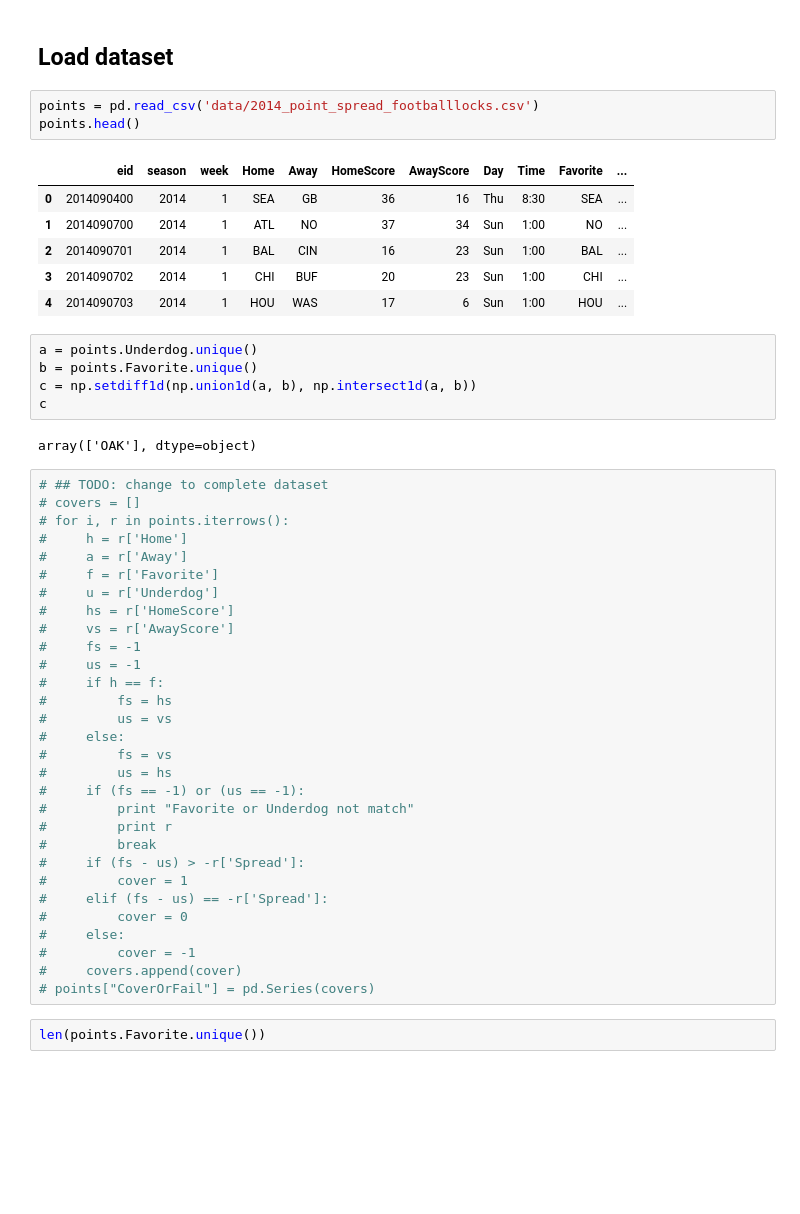
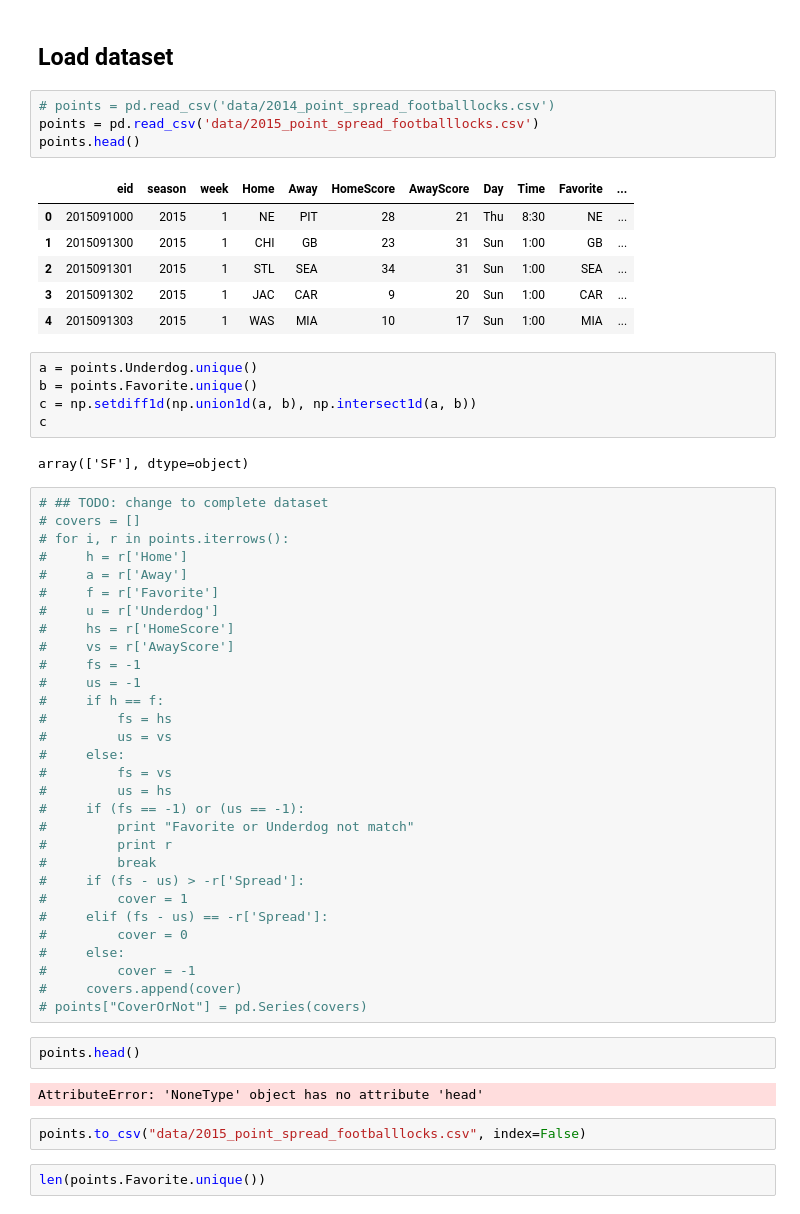
Before and after one commit to tyagi-iiitv/NFLLive, a Jupyter notebook: ParseRawData.ipynb, the cells around one changed output. Drawn from its saved outputs; the diff is of its cells as text; blank space fills up the shorter version.

```diff
--- a/ParseRawData.ipynb
+++ b/ParseRawData.ipynb
@@ -13,22 +13,23 @@ import sklearn.linear_model as lm
 # %% [markdown]
 ## Load dataset
 # %%
-points = pd.read_csv('data/2014_point_spread_footballlocks.csv')
+# points = pd.read_csv('data/2014_point_spread_footballlocks.csv')
+points = pd.read_csv('data/2015_point_spread_footballlocks.csv')
 points.head()
 # %% [output]
 |  | eid | season | week | Home | Away | HomeScore | AwayScore | Day | Time | Favorite | ... |
-| 0 | 2014090400 | 2014 | 1 | SEA | GB | 36 | 16 | Thu | 8:30 | SEA | ... |
-| 1 | 2014090700 | 2014 | 1 | ATL | NO | 37 | 34 | Sun | 1:00 | NO | ... |
-| 2 | 2014090701 | 2014 | 1 | BAL | CIN | 16 | 23 | Sun | 1:00 | BAL | ... |
-| 3 | 2014090702 | 2014 | 1 | CHI | BUF | 20 | 23 | Sun | 1:00 | CHI | ... |
-| 4 | 2014090703 | 2014 | 1 | HOU | WAS | 17 | 6 | Sun | 1:00 | HOU | ... |
+| 0 | 2015091000 | 2015 | 1 | NE | PIT | 28 | 21 | Thu | 8:30 | NE | ... |
+| 1 | 2015091300 | 2015 | 1 | CHI | GB | 23 | 31 | Sun | 1:00 | GB | ... |
+| 2 | 2015091301 | 2015 | 1 | STL | SEA | 34 | 31 | Sun | 1:00 | SEA | ... |
+| 3 | 2015091302 | 2015 | 1 | JAC | CAR | 9 | 20 | Sun | 1:00 | CAR | ... |
+| 4 | 2015091303 | 2015 | 1 | WAS | MIA | 10 | 17 | Sun | 1:00 | MIA | ... |
 # %%
 a = points.Underdog.unique()
 b = points.Favorite.unique()
 c = np.setdiff1d(np.union1d(a, b), np.intersect1d(a, b))
 c
 # %% [output]
-array(['OAK'], dtype=object)
+array(['SF'], dtype=object)
 # %%
 # ## TODO: change to complete dataset
 # covers = []
@@ -58,7 +59,13 @@ array(['OAK'], dtype=object)
 #     else:
 #         cover = -1
 #     covers.append(cover)
-# points["CoverOrFail"] = pd.Series(covers)
+# points["CoverOrNot"] = pd.Series(covers)
+# %%
+points.head()
+# %% [output]
+AttributeError: 'NoneType' object has no attribute 'head'
+# %%
+points.to_csv("data/2015_point_spread_footballlocks.csv", index=False)
 # %%
 len(points.Favorite.unique())
 # %% [output]
```
Also changed, not shown: parts of 12 cells of this notebook.
